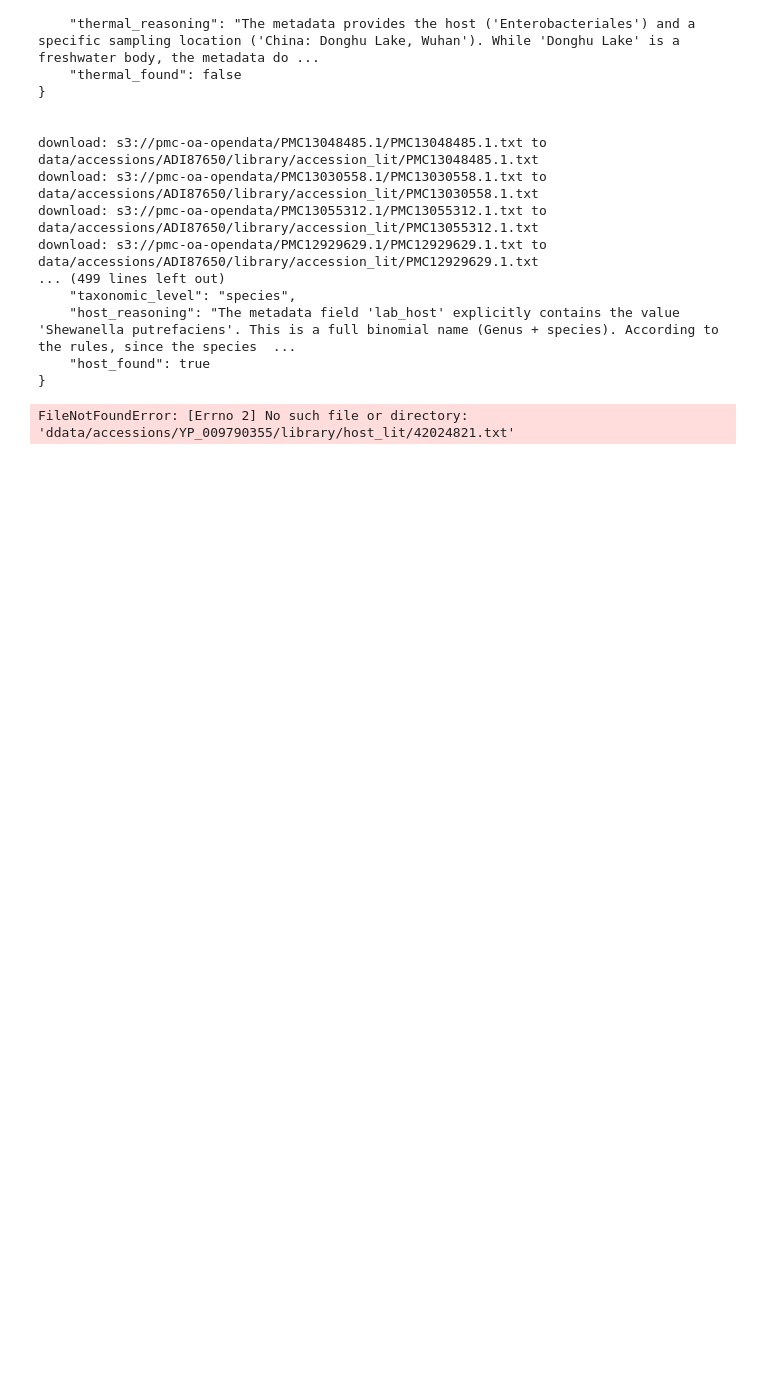
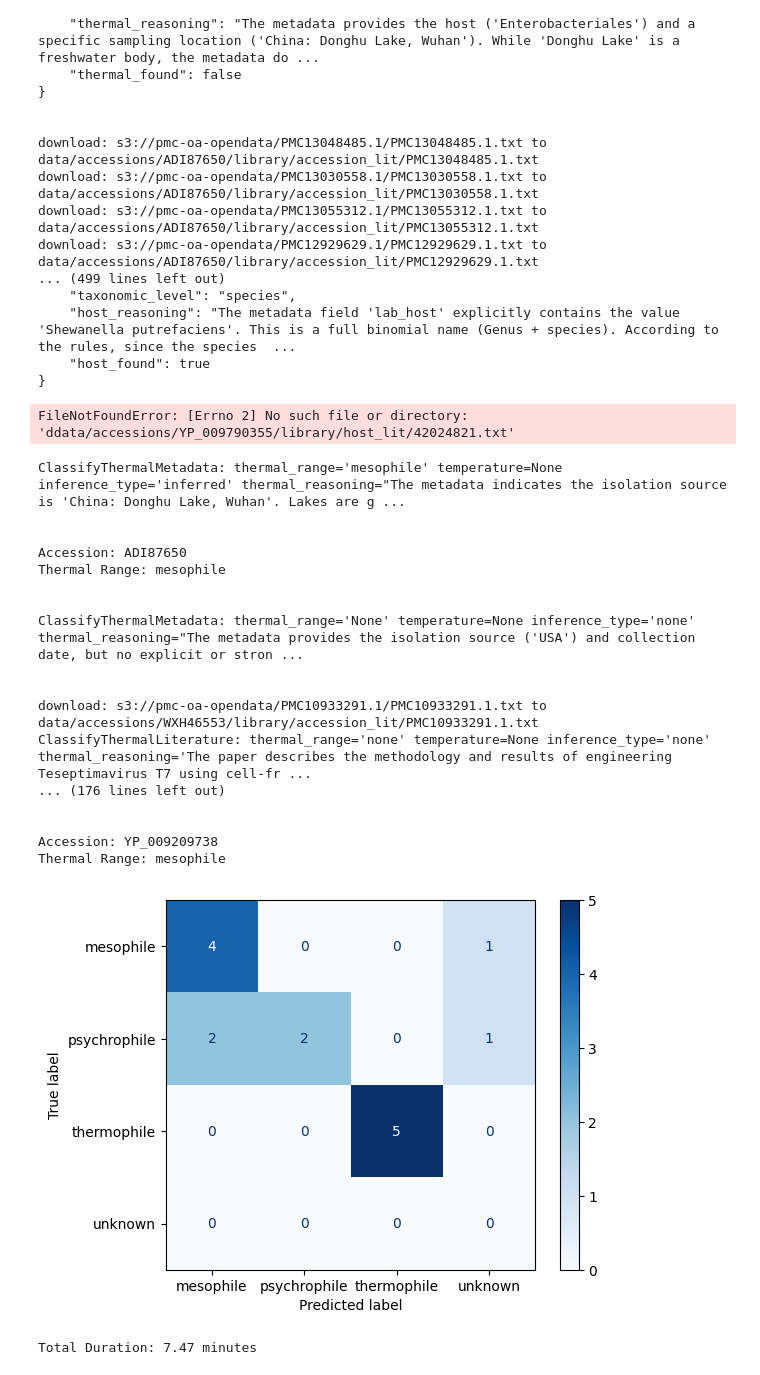
Before and after one commit to JDuarteNiemen/agentic_thermal_classifier, a Jupyter notebook: model_benchmarking.ipynb, the cells around one changed output. Cells and saved outputs as stored; diff of their text form; code cells hidden in the pictures; blank space fills up the shorter version.

```diff
--- a/model_benchmarking.ipynb
+++ b/model_benchmarking.ipynb
@@ -109,35 +109,60 @@ for acc in accessions:
 
     # serialize complex fields
     df["metadata"] = df["metadata"].apply(json.dumps)
     df["timings"] = df["timings"].apply(json.dumps)
     df["nodes"] = df["nodes"].apply(json.dumps)
 
     all_df = pd.concat([all_df, df], ignore_index=True)
 
 all_df.to_csv('results/gemma4/result.csv', index=False)
 
 # Create confusion matrix
 actual=ex_df['Thermal Range']
 pred=all_df['thermal_range']
-plot=ConfusionMatrix(actual, pred)
+
+#Clean out None
+actual_clean = actual.fillna("unknown")
+pred_clean = pred.fillna("unknown")
+
+plot=ConfusionMatrix(actual_clean, pred_clean)
 plot.plot(cmap='Blues')
 plt.savefig('results/gemma4/confusion_matrix.png', dpi=300, bbox_inches='tight')
 plt.show()
 
 
 # Total duration
 import pandas as pd
 df=pd.read_csv('results/gemma4/result.csv')
 total_duration=0
 for i in df['duration']:
     total_duration+=i
 print(f'Total Duration: {round((total_duration/60),2)} minutes')
 
 # Get the classification report
-classification_report=classification_report(actual, pred)
+classification_report=classification_report(actual_clean, pred_clean)
 
 with open('results/gemma4/classification_report.txt', 'w') as f:
     f.write(classification_report)
+# %% [output]
+ClassifyThermalMetadata: thermal_range='mesophile' temperature=None inference_type='inferred' thermal_reasoning="The metadata indicates the isolation source is 'China: Donghu Lake, Wuhan'. Lakes are g ...
+
+
+Accession: ADI87650
+Thermal Range: mesophile
+
+
+ClassifyThermalMetadata: thermal_range='None' temperature=None inference_type='none' thermal_reasoning="The metadata provides the isolation source ('USA') and collection date, but no explicit or stron ...
+
+
+download: s3://pmc-oa-opendata/PMC10933291.1/PMC10933291.1.txt to data/accessions/WXH46553/library/accession_lit/PMC10933291.1.txt
+ClassifyThermalLiterature: thermal_range='none' temperature=None inference_type='none' thermal_reasoning='The paper describes the methodology and results of engineering Teseptimavirus T7 using cell-fr ...
+... (176 lines left out)
+
+
+Accession: YP_009209738
+Thermal Range: mesophile
+[figure, added]
+Total Duration: 7.47 minutes
 # %%
 ############################################################################################################################################################
 # GRANITE4.1
```
Also changed, not shown: parts of 4 cells of this notebook, 21 other files.
